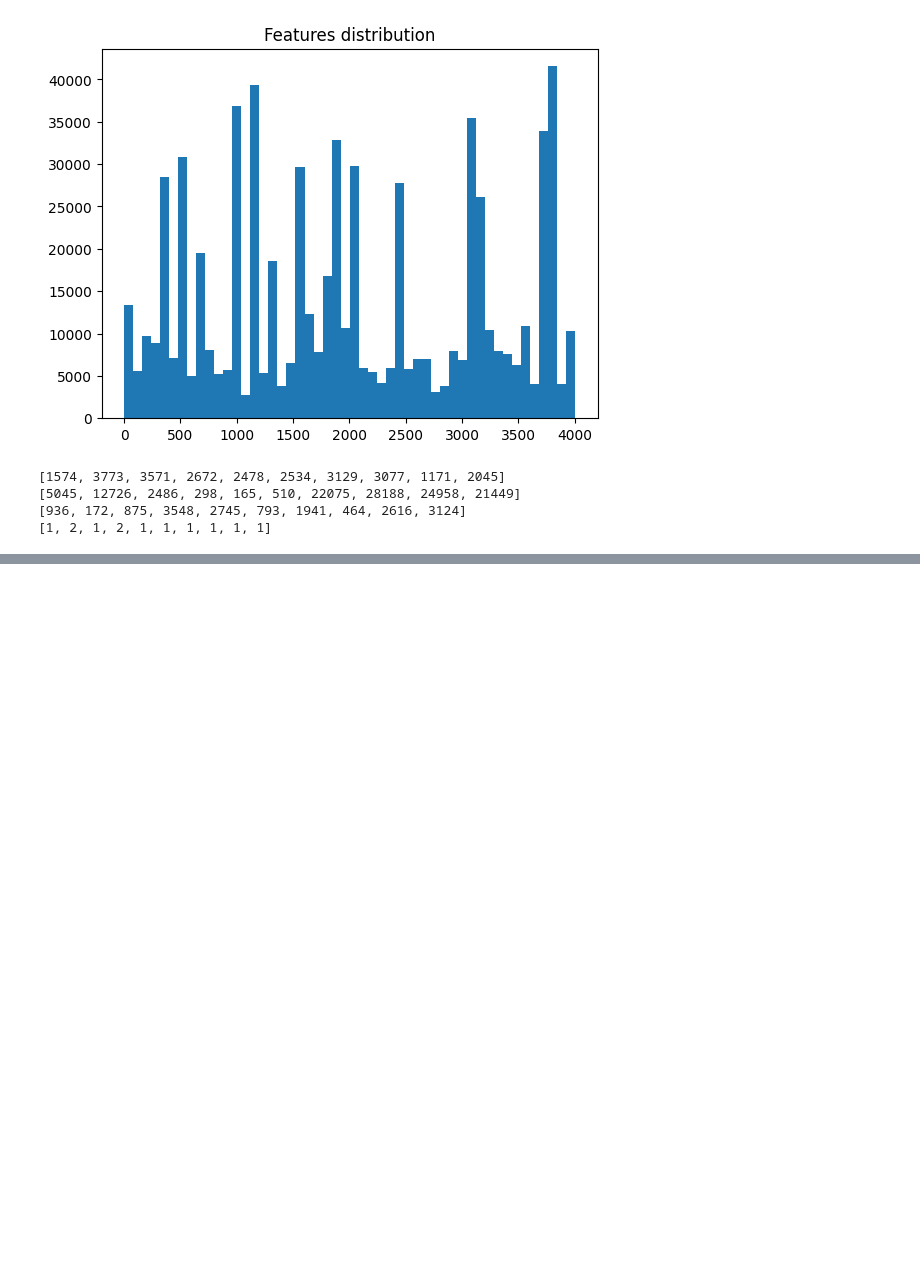
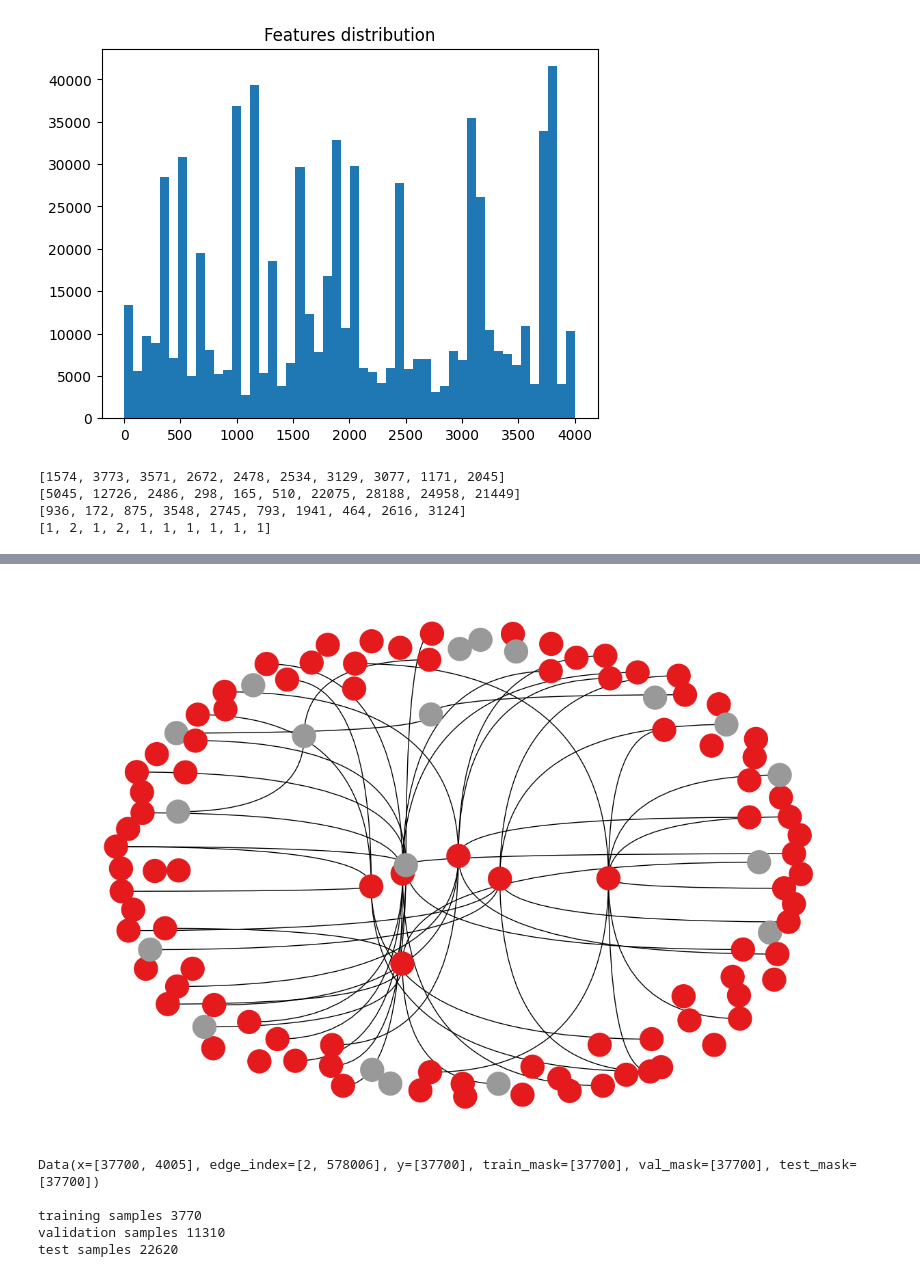
Before and after one commit to SaurinSavla/ML-Projects, a Jupyter notebook: Graph Neural Networks/gnn.ipynb, the cells around one changed output, grey strips where cells are left out. Saved outputs shown, nothing was run; the diff lists cells and outputs as text; code cells hidden in the pictures; blank space fills up the shorter version.

```diff
--- a/Graph Neural Networks/gnn.ipynb
+++ b/Graph Neural Networks/gnn.ipynb
@@ -145,0 +176,57 @@ print(list(counter.values())[-10:])
+# %%
+def construct_graph(data_encoded,light=False):
+    node_features_list=list(data_encoded.values())
+    node_features=torch.tensor(node_features_list)
+    node_labels=torch.tensor(target_df['ml_target'].values)
+    edges_list=edges.values.tolist()
+    edge_index01=torch.tensor(edges_list, dtype = torch.long).T
+    edge_index02=torch.zeros(edge_index01.shape, dtype = torch.long)#.T
+    edge_index02[0,:]=edge_index01[1,:]
+    edge_index02[1,:]=edge_index01[0,:]
+    edge_index0=torch.cat((edge_index01,edge_index02),axis=1)
+    g = Data(x=node_features, y=node_labels, edge_index=edge_index0)
+    g_light = Data(x=node_features[:,0:2],
+                     y=node_labels   ,
+                     edge_index=edge_index0[:,:55])
+    if light:
+        return(g_light)
+    else:
+        return(g)
+# %%
+#g_top_draw = Data(x=node_features, y=node_labels, edge_index=edge_index0)
+
+def draw_graph(data0):
+    #node_labels=data0.y
+    if data0.num_nodes>100:
+        print("This is a big graph, can not plot...")
+        return
+
+    else:
+        data_nx = to_networkx(data0)
+        node_colors=data0.y[list(data_nx.nodes)]
+        pos= nx.spring_layout(data_nx,scale =1)
+        plt.figure(figsize=(12,8))
+        nx.draw(data_nx, pos,  cmap=plt.get_cmap('Set1'),
+                node_color =node_colors,node_size=600,connectionstyle="angle3",
+                width =1, with_labels = False, edge_color = 'k', arrowstyle = "-")
+# %%
+g_sample=construct_graph(data_encoded=data_encoded_vis,light=True)
+draw_graph(g_sample)
+# %% [output]
+[figure, added]
+# %%
+data_encoded,_=encode_data(light=False)
+g=construct_graph(data_encoded=data_encoded,light=False)
+msk=masking(split="train_rest", num_splits = 1, num_val = 0.3, num_test= 0.6)
+g=msk(g)
+print(g)
+print()
+print("training samples",torch.sum(g.train_mask).item())
+print("validation samples",torch.sum(g.val_mask ).item())
+print("test samples",torch.sum(g.test_mask ).item())
+# %% [output]
+Data(x=[37700, 4005], edge_index=[2, 578006], y=[37700], train_mask=[37700], val_mask=[37700], test_mask=[37700])
+
+training samples 3770
+validation samples 11310
+test samples 22620
```
Also changed, not shown: parts of 7 cells of this notebook.
